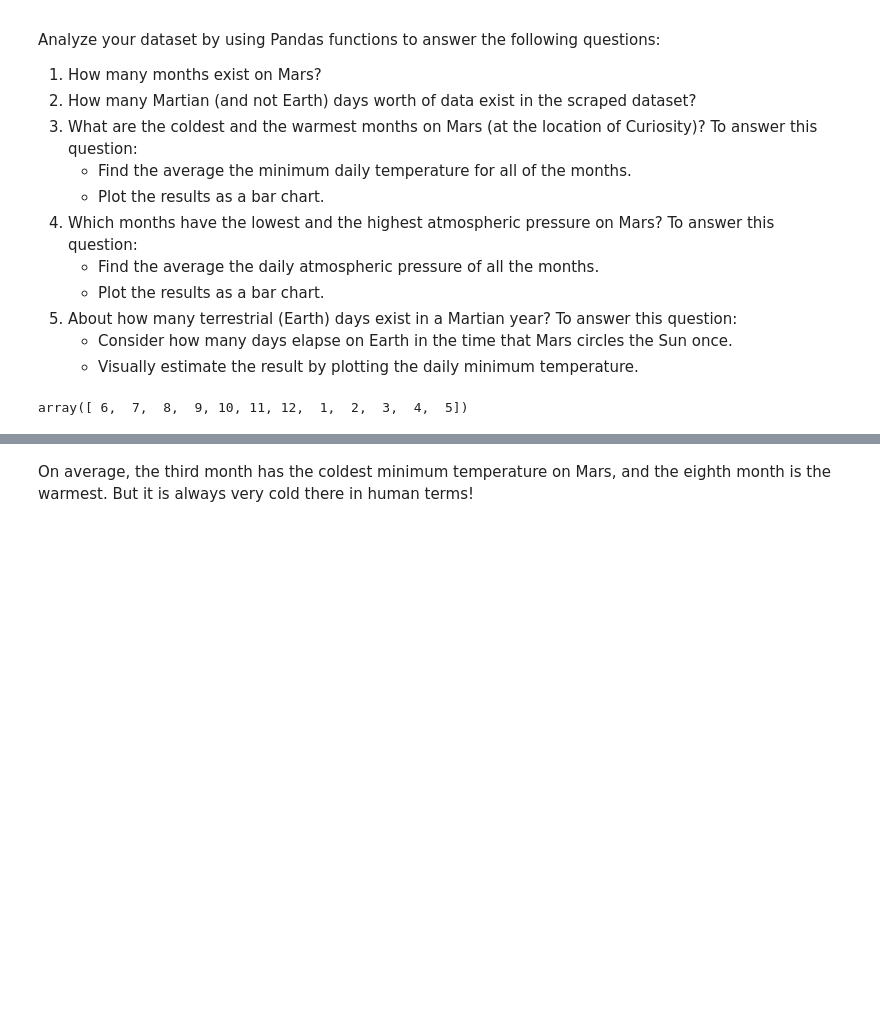
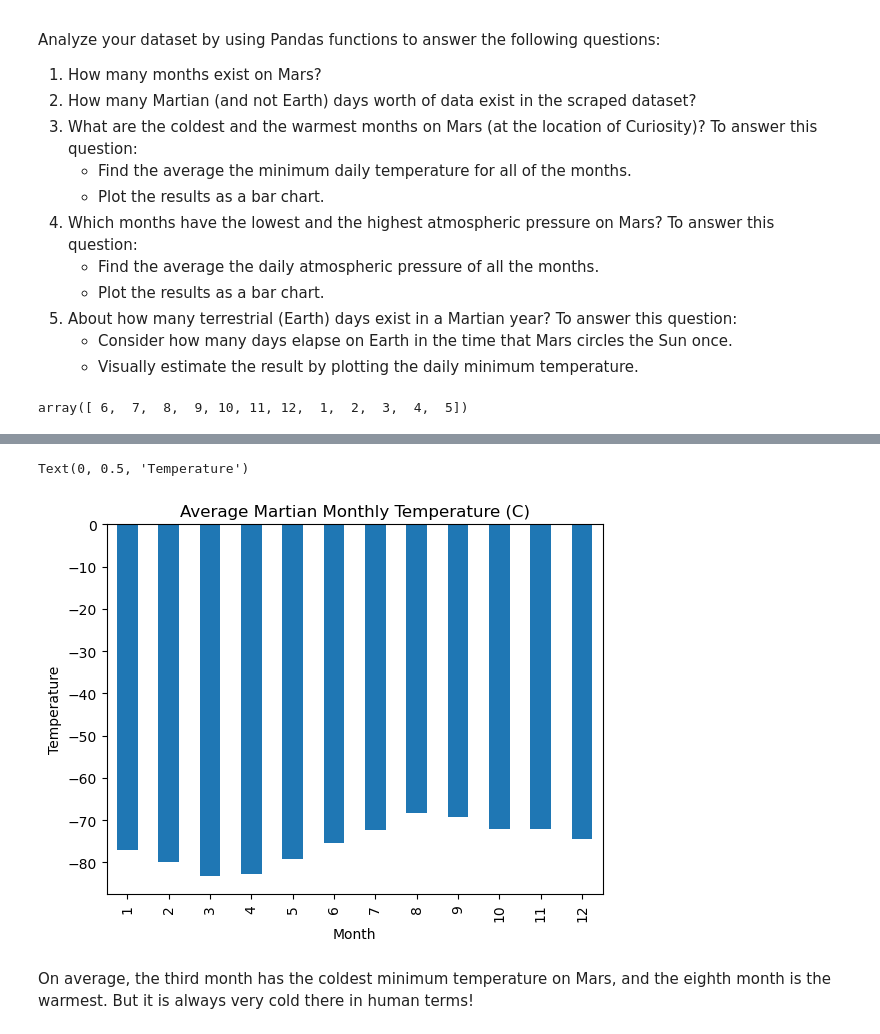
Before and after one commit to GabrielaCLopez/mars-data-scrape-challenge, a Jupyter notebook: MarsWeather/part_2_mars_weather.ipynb, the cells around one changed output, grey strips where cells are left out. Drawn from its saved outputs; the diff is of its cells as text; code cells hidden in the pictures; blank space fills up the shorter version.

Commit message:
Plotted average monthly temperature

```diff
--- a/MarsWeather/part_2_mars_weather.ipynb
+++ b/MarsWeather/part_2_mars_weather.ipynb
@@ -203,2 +193,4 @@ Name: sol, Length: 1867, dtype: int64
 # %%
 # 3. What is the average low temperature by month? group by month, average low temp
+avg_low_temp = mars_df.groupby(by='month')['min_temp'].mean()
+avg_low_temp
@@ -207 +212,11 @@ Name: sol, Length: 1867, dtype: int64
+# %%
+# Plot the average temperature by month
+avg_low_temp.plot(kind='bar')
+
+plt.title("Average Martian Monthly Temperature (C)")
+plt.xlabel("Month")
+plt.ylabel("Temperature")
+# %% [output]
+Text(0, 0.5, 'Temperature')
+[figure, added]
 # %%
```
Also changed, not shown: parts of 4 cells of this notebook.
